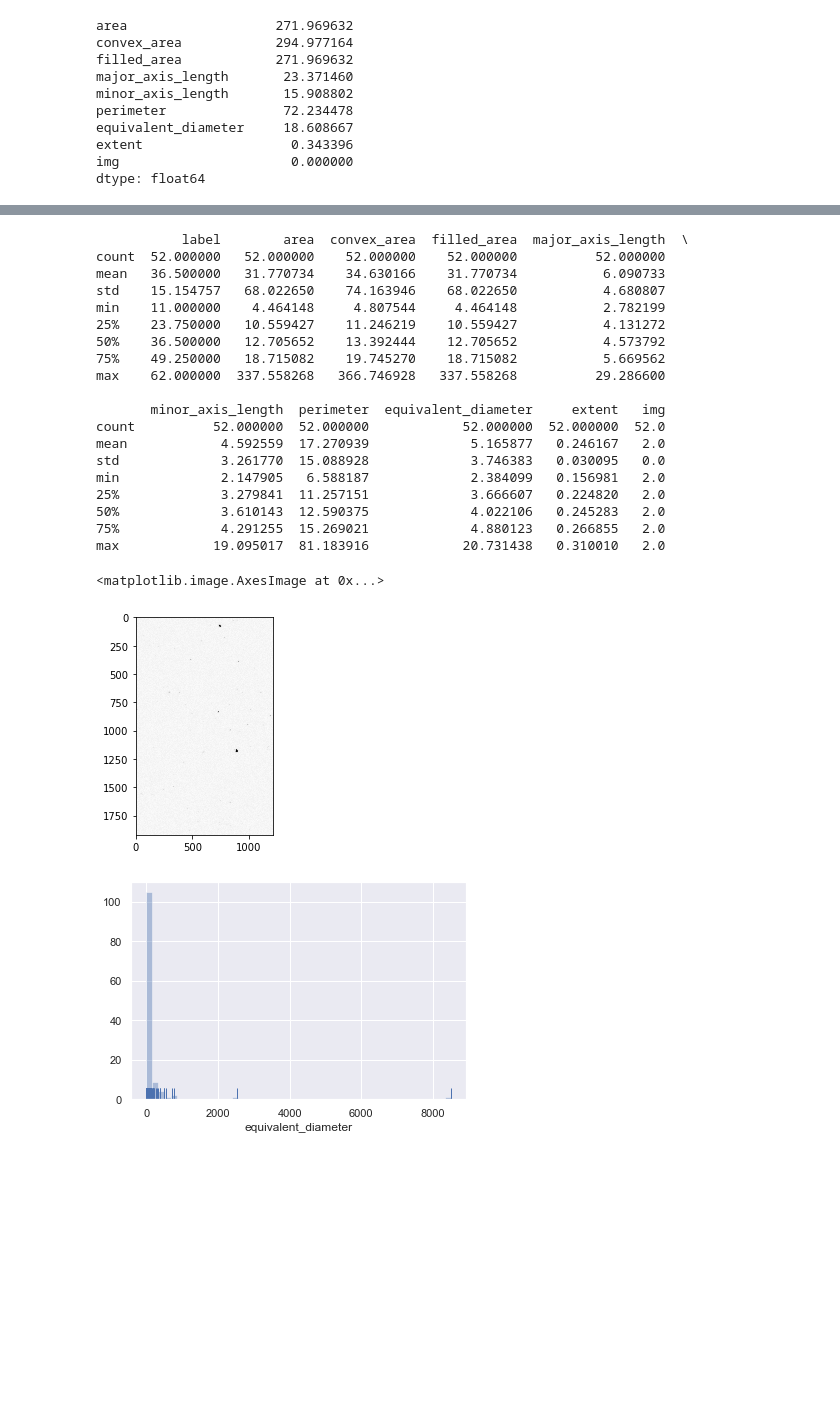
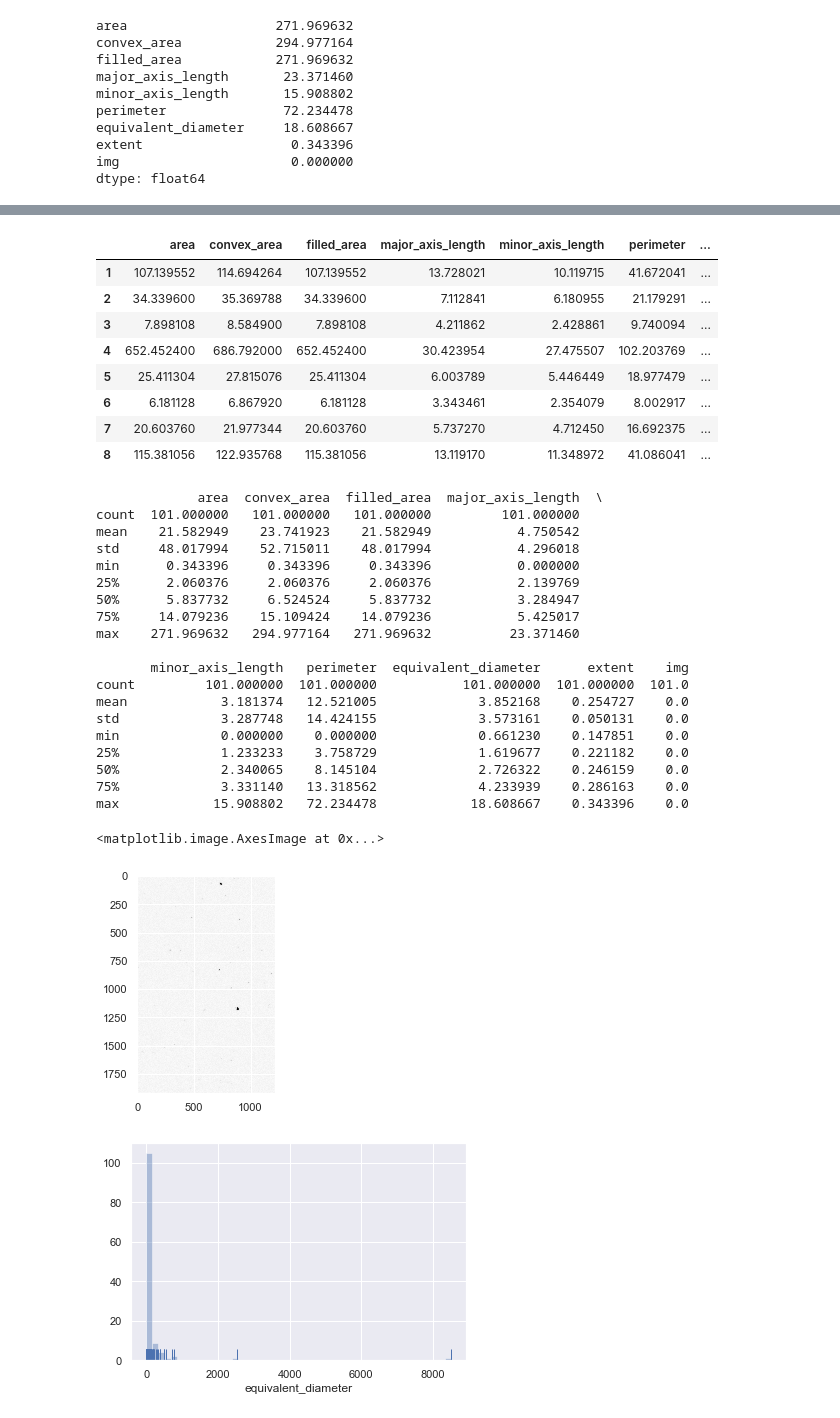
Before and after one commit to jrr1984/defects_analysis, a Jupyter notebook: pandas_analysis.ipynb, the cells around one changed output, grey strips where cells are left out. Saved outputs shown, nothing was run; the diff lists cells and outputs as text; code cells hidden in the pictures; blank space fills up the shorter version.

```diff
--- a/pandas_analysis.ipynb
+++ b/pandas_analysis.ipynb
@@ -104,35 +98,47 @@ sns.distplot(x,kde=False,rug=True);
+# %%
+imgs.loc[1]
+# %% [output]
+|  | area | convex_area | filled_area | major_axis_length | minor_axis_length | perimeter | ... |
+| 1 | 107.139552 | 114.694264 | 107.139552 | 13.728021 | 10.119715 | 41.672041 | ... |
+| 2 | 34.339600 | 35.369788 | 34.339600 | 7.112841 | 6.180955 | 21.179291 | ... |
+| 3 | 7.898108 | 8.584900 | 7.898108 | 4.211862 | 2.428861 | 9.740094 | ... |
+| 4 | 652.452400 | 686.792000 | 652.452400 | 30.423954 | 27.475507 | 102.203769 | ... |
+| 5 | 25.411304 | 27.815076 | 25.411304 | 6.003789 | 5.446449 | 18.977479 | ... |
+| 6 | 6.181128 | 6.867920 | 6.181128 | 3.343461 | 2.354079 | 8.002917 | ... |
+| 7 | 20.603760 | 21.977344 | 20.603760 | 5.737270 | 4.712450 | 16.692375 | ... |
+| 8 | 115.381056 | 122.935768 | 115.381056 | 13.119170 | 11.348972 | 41.086041 | ... |
 # %%
 data_list = []
 for i in range(122):
     data_list.append(imgs.loc[i].describe())
 # %%
-print(data_list[2])
+print(data_list[0])
 img = cv2.imread('C:/Users/juanr/Documents/mediciones_ZEISS/bandas/Bandanorm/norm_3.png')
 gray = cv2.cvtColor(img,cv2.COLOR_BGR2GRAY)
 gray = util.img_as_ubyte(gray)
 plt.imshow(gray,cmap='gray')
 # %% [output]
-           label        area  convex_area  filled_area  major_axis_length  \
-count  52.000000   52.000000    52.000000    52.000000          52.000000
-mean   36.500000   31.770734    34.630166    31.770734           6.090733
-std    15.154757   68.022650    74.163946    68.022650           4.680807
-min    11.000000    4.464148     4.807544     4.464148           2.782199
-25%    23.750000   10.559427    11.246219    10.559427           4.131272
-50%    36.500000   12.705652    13.392444    12.705652           4.573792
-75%    49.250000   18.715082    19.745270    18.715082           5.669562
-max    62.000000  337.558268   366.746928   337.558268          29.286600
+             area  convex_area  filled_area  major_axis_length  \
+count  101.000000   101.000000   101.000000         101.000000
+mean    21.582949    23.741923    21.582949           4.750542
+std     48.017994    52.715011    48.017994           4.296018
+min      0.343396     0.343396     0.343396           0.000000
+25%      2.060376     2.060376     2.060376           2.139769
+50%      5.837732     6.524524     5.837732           3.284947
+75%     14.079236    15.109424    14.079236           5.425017
+max    271.969632   294.977164   271.969632          23.371460
 
-       minor_axis_length  perimeter  equivalent_diameter     extent   img
-count          52.000000  52.000000            52.000000  52.000000  52.0
-mean            4.592559  17.270939             5.165877   0.246167   2.0
-std             3.261770  15.088928             3.746383   0.030095   0.0
-min             2.147905   6.588187             2.384099   0.156981   2.0
-25%             3.279841  11.257151             3.666607   0.224820   2.0
-50%             3.610143  12.590375             4.022106   0.245283   2.0
-75%             4.291255  15.269021             4.880123   0.266855   2.0
-max            19.095017  81.183916            20.731438   0.310010   2.0
+       minor_axis_length   perimeter  equivalent_diameter      extent    img
+count         101.000000  101.000000           101.000000  101.000000  101.0
+mean            3.181374   12.521005             3.852168    0.254727    0.0
+std             3.287748   14.424155             3.573161    0.050131    0.0
+min             0.000000    0.000000             0.661230    0.147851    0.0
+25%             1.233233    3.758729             1.619677    0.221182    0.0
+50%             2.340065    8.145104             2.726322    0.246159    0.0
+75%             3.331140   13.318562             4.233939    0.286163    0.0
+max            15.908802   72.234478            18.608667    0.343396    0.0
 <matplotlib.image.AxesImage at 0x...>
-[figure, old version]
+[figure, new version]
 # %%
 x = imgs['equivalent_diameter'].count(level=0)
 sns.distplot(x,kde=False,rug=True);
```
Also changed, not shown: parts of 3 cells of this notebook, 6 other files.
